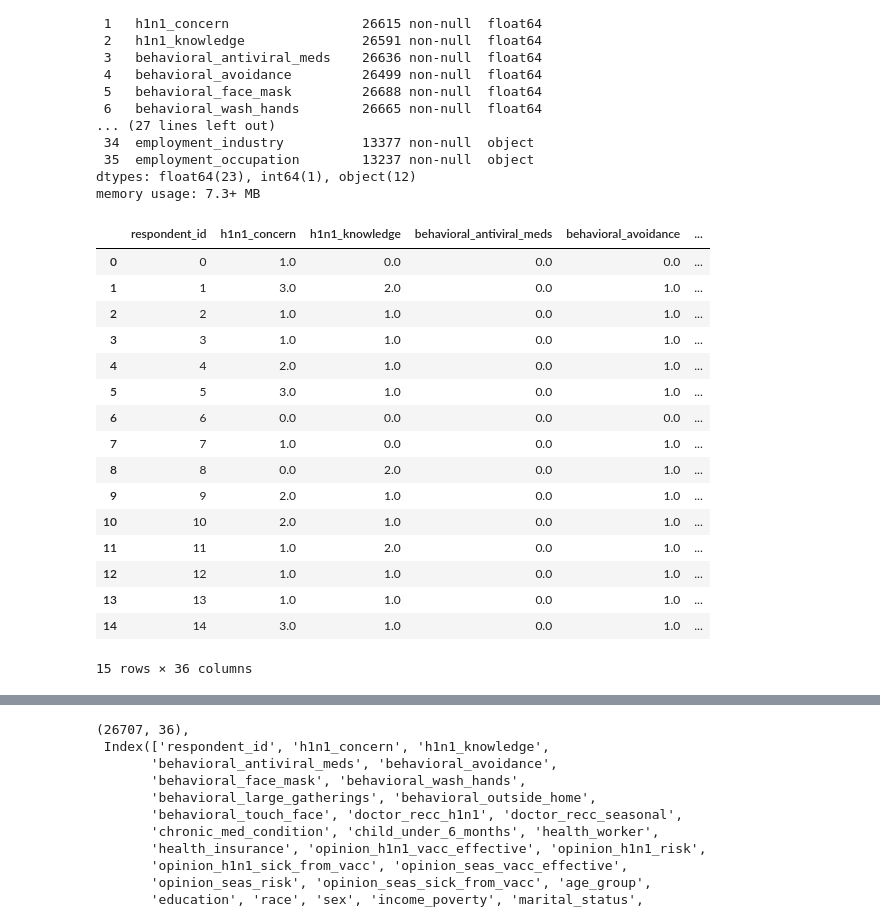
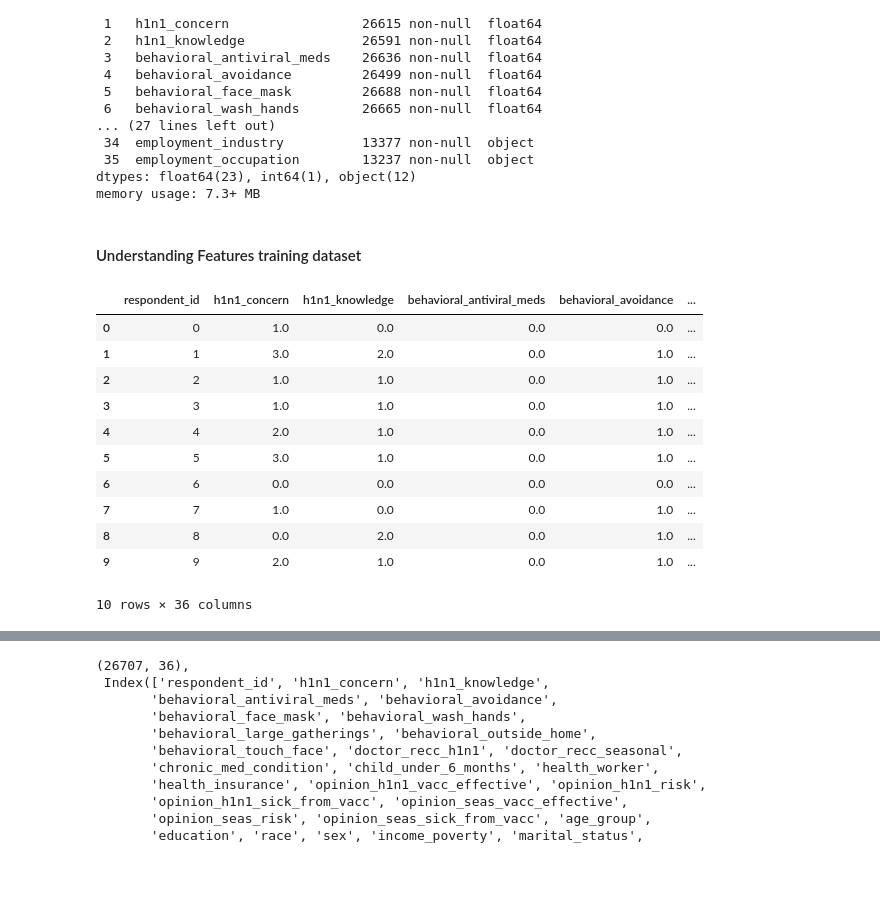
Before and after one commit to ANkanja/Vaccination_Classification, a Jupyter notebook: index.ipynb, the cells around one changed output, grey strips where cells are left out. Saved outputs shown, nothing was run; the diff lists cells and outputs as text; code cells hidden in the pictures; blank space fills up the shorter version.

Commit message:
Data Understanding

```diff
--- a/index.ipynb
+++ b/index.ipynb
@@ -29,23 +32,20 @@ Data columns (total 36 columns):
  35  employment_occupation        13237 non-null  object
 dtypes: float64(23), int64(1), object(12)
 memory usage: 7.3+ MB
+# %% [markdown]
+#### Understanding Features training dataset
 # %%
-df.head(15)
+df.head(10)
 # %% [output]
 |  | respondent_id | h1n1_concern | h1n1_knowledge | behavioral_antiviral_meds | behavioral_avoidance | ... |
 | 0 | 0 | 1.0 | 0.0 | 0.0 | 0.0 | ... |
 | 1 | 1 | 3.0 | 2.0 | 0.0 | 1.0 | ... |
 | 2 | 2 | 1.0 | 1.0 | 0.0 | 1.0 | ... |
 | 3 | 3 | 1.0 | 1.0 | 0.0 | 1.0 | ... |
 | 4 | 4 | 2.0 | 1.0 | 0.0 | 1.0 | ... |
 | 5 | 5 | 3.0 | 1.0 | 0.0 | 1.0 | ... |
 | 6 | 6 | 0.0 | 0.0 | 0.0 | 0.0 | ... |
 | 7 | 7 | 1.0 | 0.0 | 0.0 | 1.0 | ... |
 | 8 | 8 | 0.0 | 2.0 | 0.0 | 1.0 | ... |
 | 9 | 9 | 2.0 | 1.0 | 0.0 | 1.0 | ... |
-| 10 | 10 | 2.0 | 1.0 | 0.0 | 1.0 | ... |
-| 11 | 11 | 1.0 | 2.0 | 0.0 | 1.0 | ... |
-| 12 | 12 | 1.0 | 1.0 | 0.0 | 1.0 | ... |
-| 13 | 13 | 1.0 | 1.0 | 0.0 | 1.0 | ... |
-| 14 | 14 | 3.0 | 1.0 | 0.0 | 1.0 | ... |
-15 rows × 36 columns
+10 rows × 36 columns
```
Also changed, not shown: parts of 5 cells of this notebook.
